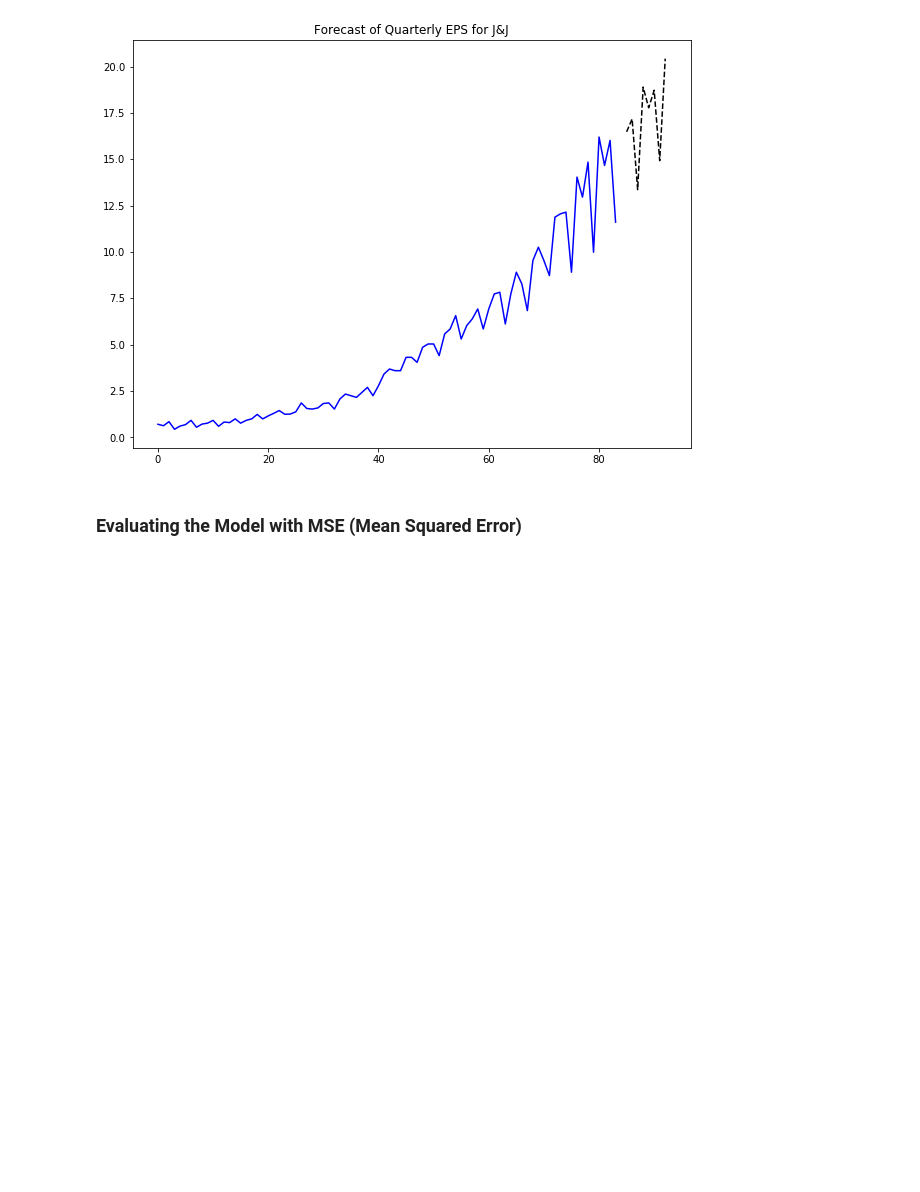
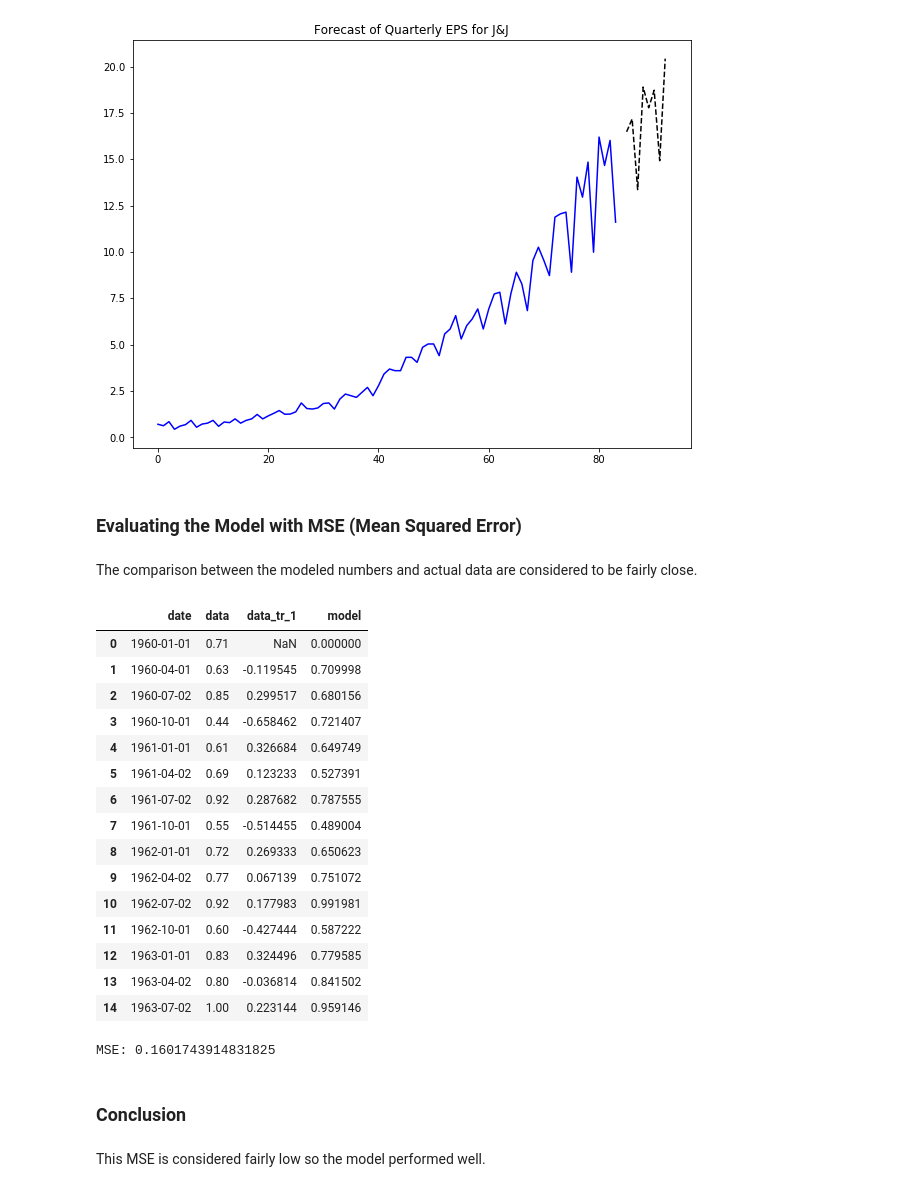
Before and after one commit to jaykayso/AppliedTimeSeriesAnalysisWithPython, a Jupyter notebook: 4_ARIMA.ipynb, the cells around one changed output. Cells and saved outputs as stored; diff of their text form; code cells hidden in the pictures; blank space fills up the shorter version.

```diff
--- a/4_ARIMA.ipynb
+++ b/4_ARIMA.ipynb
@@ -260,3 +260,35 @@ plt.show();
 [figure]
 # %% [markdown]
 ### Evaluating the Model with MSE (Mean Squared Error)
+# %% [markdown]
+The comparison between the modeled numbers and actual data are considered to be fairly close.
+# %%
+data['model'] = predict.predicted_mean
+data.head(15)
+# %% [output]
+|  | date | data | data_tr_1 | model |
+| 0 | 1960-01-01 | 0.71 | NaN | 0.000000 |
+| 1 | 1960-04-01 | 0.63 | -0.119545 | 0.709998 |
+| 2 | 1960-07-02 | 0.85 | 0.299517 | 0.680156 |
+| 3 | 1960-10-01 | 0.44 | -0.658462 | 0.721407 |
+| 4 | 1961-01-01 | 0.61 | 0.326684 | 0.649749 |
+| 5 | 1961-04-02 | 0.69 | 0.123233 | 0.527391 |
+| 6 | 1961-07-02 | 0.92 | 0.287682 | 0.787555 |
+| 7 | 1961-10-01 | 0.55 | -0.514455 | 0.489004 |
+| 8 | 1962-01-01 | 0.72 | 0.269333 | 0.650623 |
+| 9 | 1962-04-02 | 0.77 | 0.067139 | 0.751072 |
+| 10 | 1962-07-02 | 0.92 | 0.177983 | 0.991981 |
+| 11 | 1962-10-01 | 0.60 | -0.427444 | 0.587222 |
+| 12 | 1963-01-01 | 0.83 | 0.324496 | 0.779585 |
+| 13 | 1963-04-02 | 0.80 | -0.036814 | 0.841502 |
+| 14 | 1963-07-02 | 1.00 | 0.223144 | 0.959146 |
+# %%
+mse = mean_squared_error(data['data'], data['model'])
+
+print(f'MSE: {mse}')
+# %% [output]
+MSE: 0.1601743914831825
+# %% [markdown]
+### Conclusion
+# %% [markdown]
+This MSE is considered fairly low so the model performed well.
```
Also changed, not shown: 1 other file.
